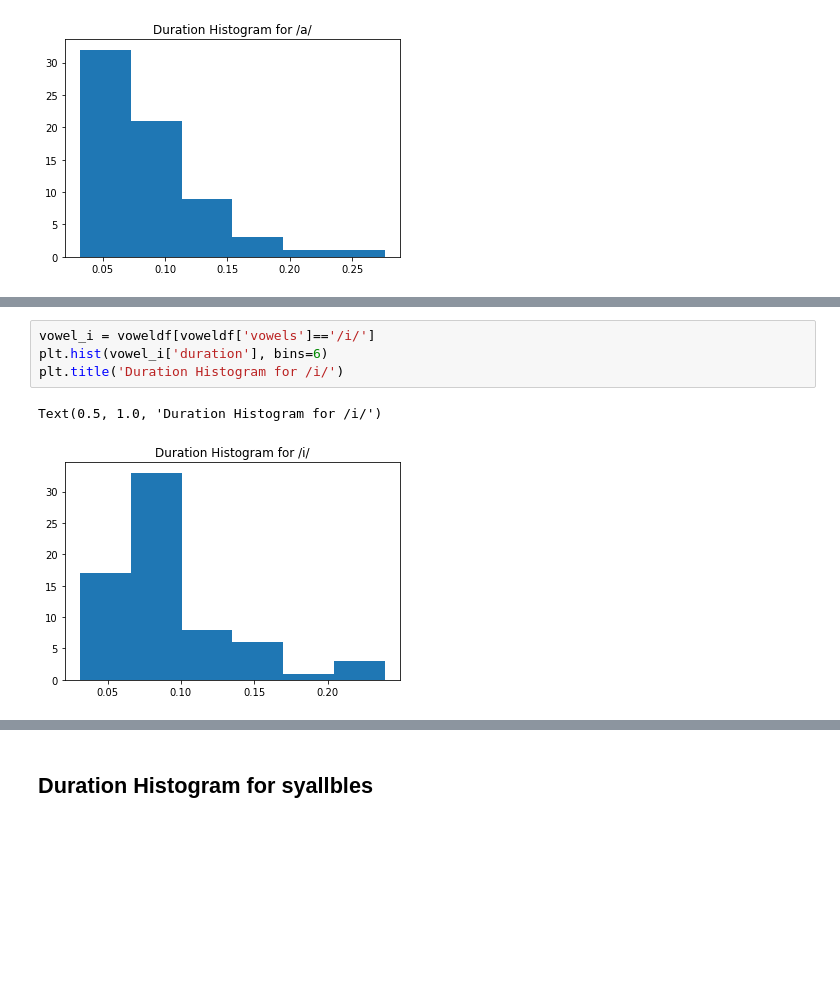
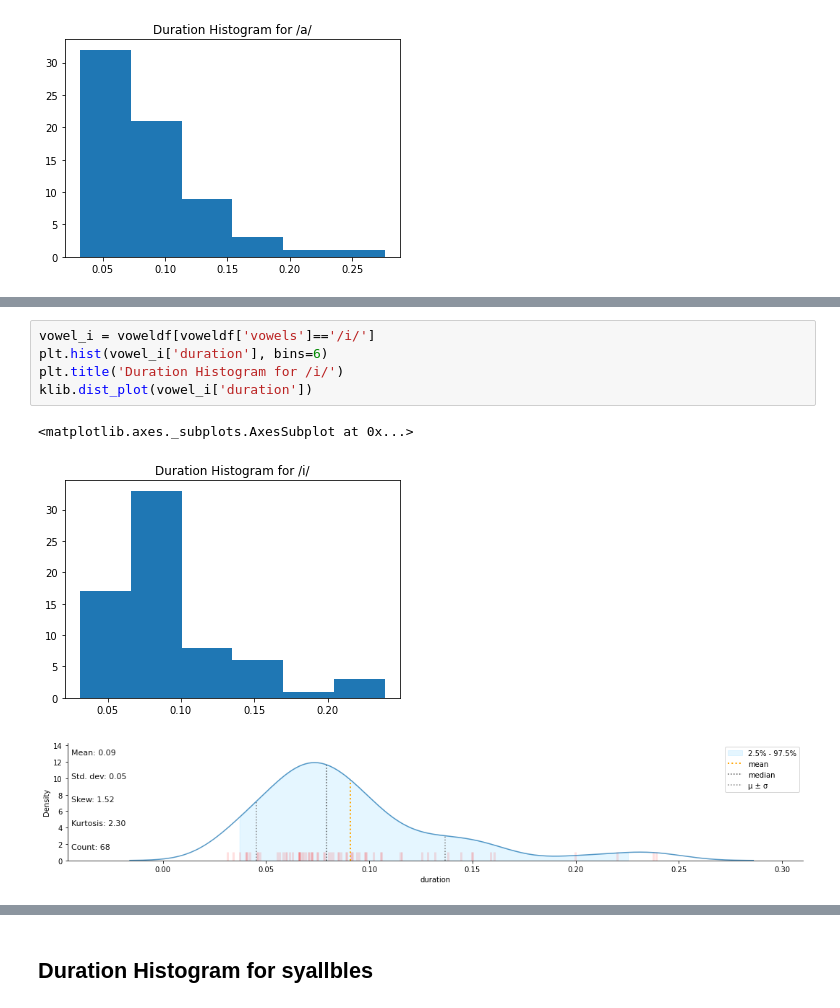
Before and after one commit to Curioussoul119/EDA, a Jupyter notebook: John_Assignment_cs6300.ipynb, the cells around one changed output, grey strips where cells are left out. Cells and saved outputs as stored; diff of their text form; blank space fills up the shorter version.

```diff
--- a/John_Assignment_cs6300.ipynb
+++ b/John_Assignment_cs6300.ipynb
@@ -237,10 +265,12 @@ Text(0.5, 1.0, 'Duration Histogram for /e/')
 # %%
 vowel_i = voweldf[voweldf['vowels']=='/i/']
 plt.hist(vowel_i['duration'], bins=6)
 plt.title('Duration Histogram for /i/')
+klib.dist_plot(vowel_i['duration'])
 # %% [output]
-Text(0.5, 1.0, 'Duration Histogram for /i/')
+<matplotlib.axes._subplots.AxesSubplot at 0x...>
 [figure]
+[figure, added]
 # %%
 vowel_o = voweldf[voweldf['vowels']=='/o/']
 plt.hist(vowel_o['duration'], bins=6)
```
Also changed, not shown: parts of 41 cells of this notebook.
